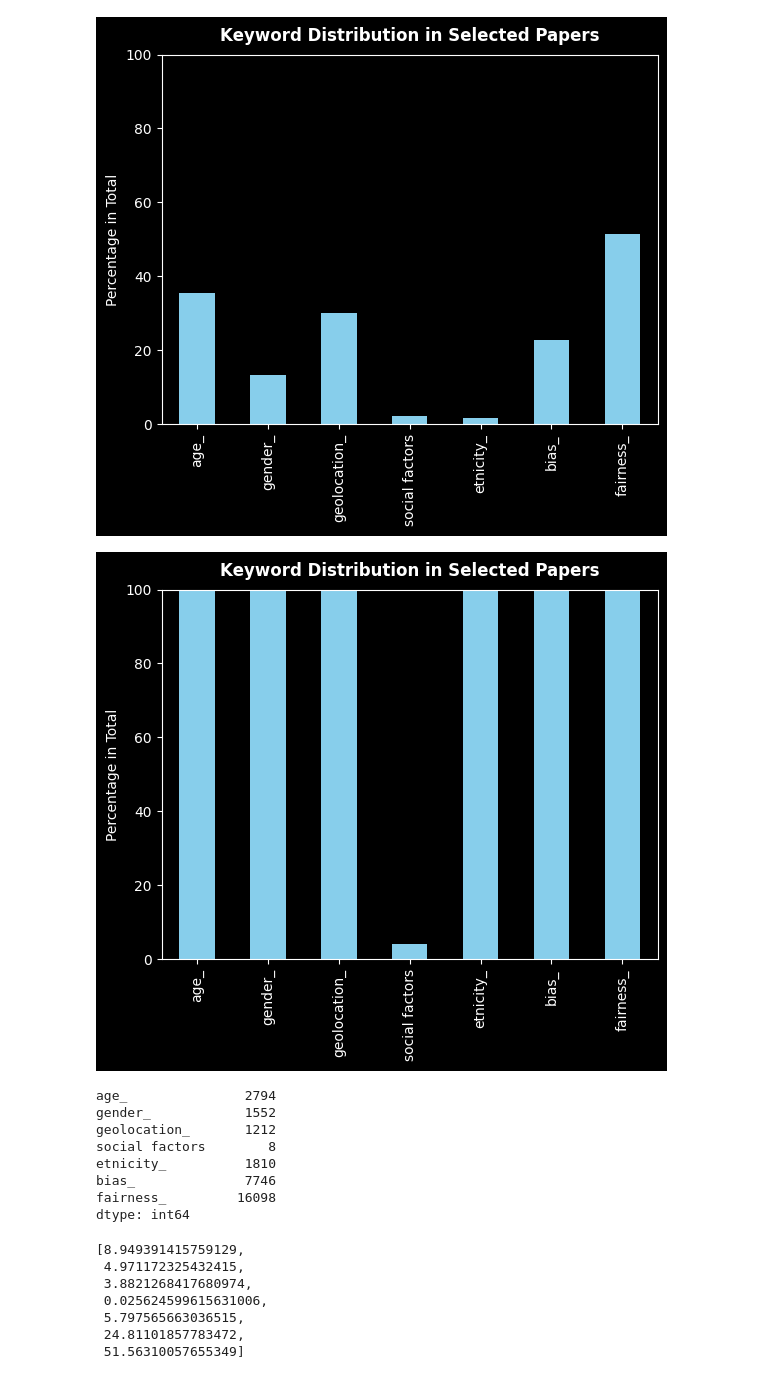
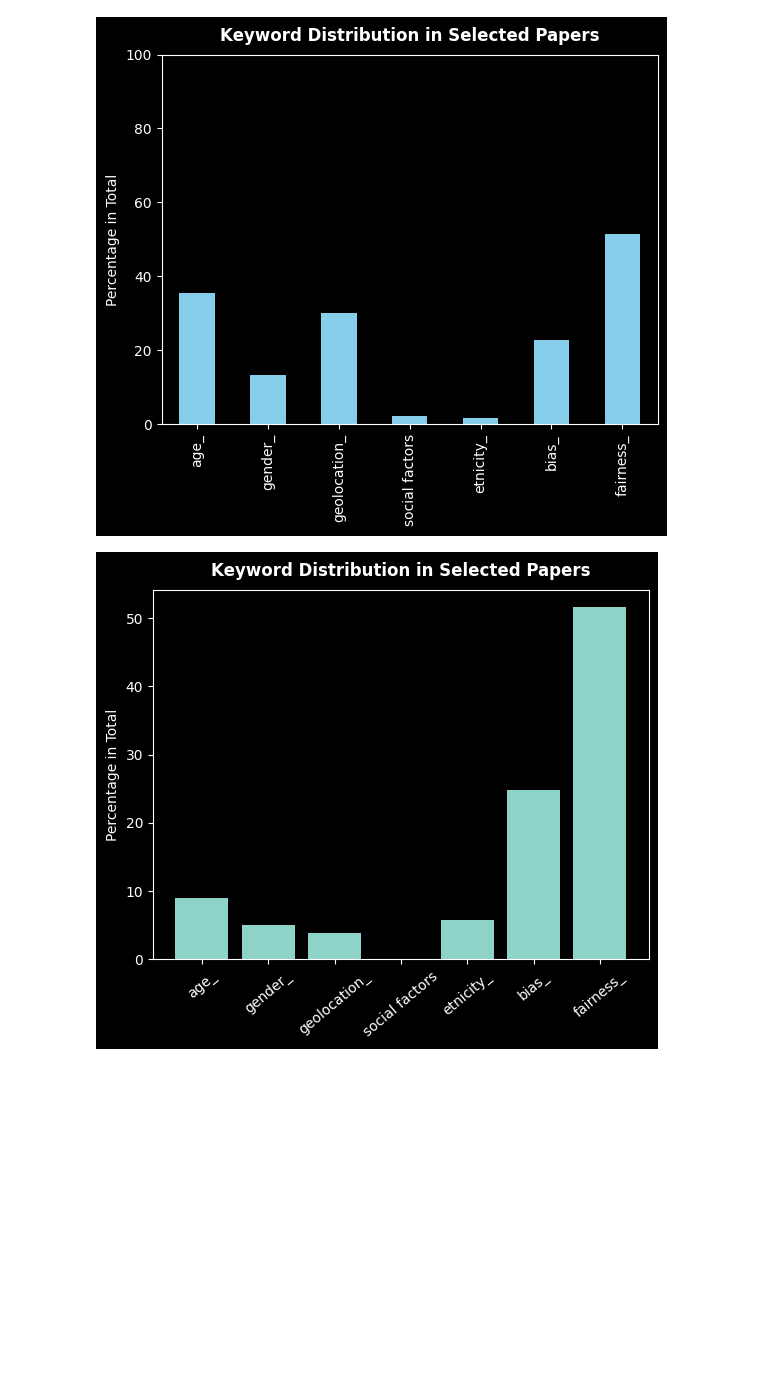
Before and after one commit to yasminsarkhosh/machine-learning-bsc-thesis-2024, a Jupyter notebook: code/data_visualistion.ipynb, the cells around one changed output. Drawn from its saved outputs; the diff is of its cells as text; code cells hidden in the pictures; blank space fills up the shorter version.

```diff
--- a/code/data_visualistion.ipynb
+++ b/code/data_visualistion.ipynb
@@ -24,8 +24,8 @@ database_path = base_path + 'databases/'
 def save_to_csv(df, path, title):
     df.to_csv(path + title + '.csv', index=True)
 # %%
-filename_agg_binary_df = '/Users/yasminsarkhosh/Documents/GitHub/machine-learning-bsc-thesis-2024/code/finalsagg_columns_binary_values.csv'
-filename_agg_counts_df = '/Users/yasminsarkhosh/Documents/GitHub/machine-learning-bsc-thesis-2024/code/finalsagg_counts.csv'
+filename_agg_binary_df = '/Users/yasminsarkhosh/Documents/GitHub/machine-learning-bsc-thesis-2024/code/finals/finalsagg_columns_binary_values_renewed.csv'
+filename_agg_counts_df = '/Users/yasminsarkhosh/Documents/GitHub/machine-learning-bsc-thesis-2024/code/finals/finalsagg_counts.csv'
 # %%
 binary_df = pd.read_csv(filename_agg_binary_df)
 binary_df.rename(columns={'Unnamed: 0': 'title'}, inplace=True)
@@ -141,56 +141,22 @@ plot_category_percentage_binary(binary_df)
 # %%
 def plot_category_percentage_counts(df):
     # Drop non-category columns
-    df_categories = df.drop(['title'], axis=1)
+    xlabels = list(agg_counts_df.columns[1:])
 
-    # Calculate the sum for each category
-    category_sums = df_categories.sum()
-
-    # Calculate the percentage for each category
-    total_papers = len(df)  # The total number of papers
-    category_percentages = (category_sums / total_papers) * 100
+    category_percentages = []
+    total_word_count = 31220
+    for cat in category_sums:
+        percentages = (cat / total_word_count) * 100
+        category_percentages.append(percentages)
 
     # Create a bar plot with percentage values
-    category_percentages.plot(kind='bar', stacked=False, color='skyblue').set_ylim(0, 100) # Set the y-axis limits to 0-100
+    plt.bar(xlabels,category_percentages)
+    plt.xticks(rotation=40)
     plt.title('Keyword Distribution in Selected Papers', fontsize=12, fontweight='bold', color='white', loc='center', pad=10, weight='bold',
               backgroundcolor='black', ha='center')
     plt.ylabel('Percentage in Total')
     plt.show()
-# %% [output]
-[figure, removed]
-# %%
-# Drop non-category columns
-df_categories = agg_counts_df.drop(['title'], axis=1)
-
-# Calculate the sum for each category
-category_sums = df_categories.sum()
-print(category_sums)
-
-# Calculate the percentage for each category
-#for category in agg_counts_df.columns:
-
-category_percentages = []
-total_word_count = 31220
-for cat in category_sums:
-    #total_word_count += cat  # The total count of words
-    percentages = (cat / total_word_count) * 100
-    category_percentages.append(percentages)
-
-
-category_percentages
-# %% [output]
-age_               2794
-gender_            1552
-geolocation_       1212
-social factors        8
-etnicity_          1810
-bias_              7746
-fairness_         16098
-dtype: int64
-[8.949391415759129,
- 4.971172325432415,
- 3.8821268417680974,
- 0.025624599615631006,
- 5.797565663036515,
- 24.81101857783472,
- 51.56310057655349]
+# %%
+plot_category_percentage_counts(agg_counts_df)
+# %% [output]
+[figure, added]
```
Also changed, not shown: 23 other files.
